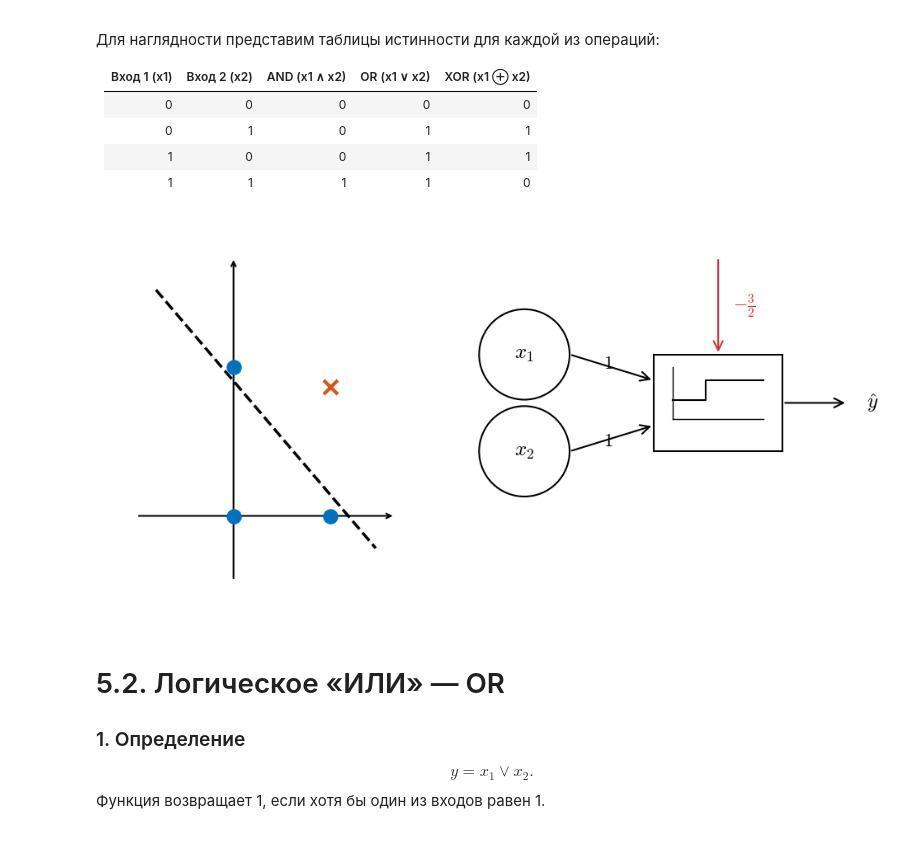
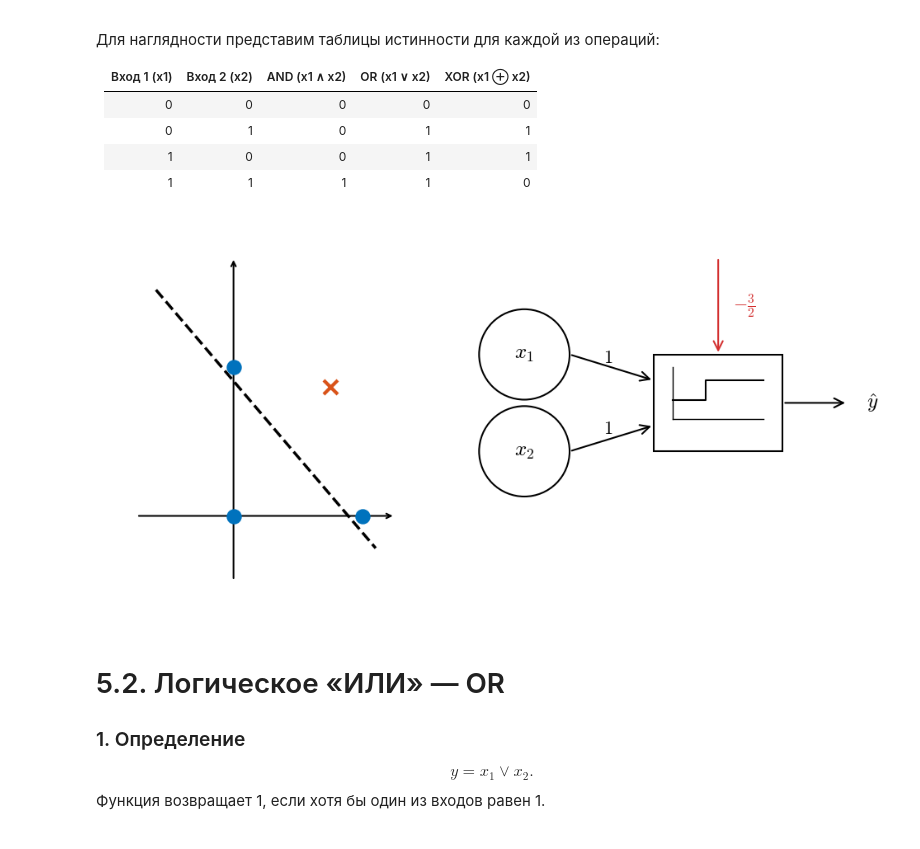
Before and after one commit to CodeHunterOfficial/ArabovMKDeep, a Jupyter notebook: DL-2026/Lecture_1/Lecture_1_Introduction_to_Neural_Networks.ipynb, the cells around one changed output. Cells and saved outputs as stored; diff of their text form; code cells hidden in the pictures.

```diff
--- a/DL-2026/Lecture_1/Lecture_1_Introduction_to_Neural_Networks.ipynb
+++ b/DL-2026/Lecture_1/Lecture_1_Introduction_to_Neural_Networks.ipynb
@@ -1969,7 +1969,7 @@ ax.annotate('', xy=(2.0, 5.5), xytext=(2.0, 0.5), arrowprops=dict(arrowstyle='->
 ax.plot([0.8, 4.2], [5.0, 1.0], 'k--', lw=2.5)
 
 # Синие точки (кружки)
-ax.scatter([2.0, 2.0, 3.5], [1.5, 3.8, 1.5], color='#0072BD', s=150, zorder=3)
+ax.scatter([2.0, 2.0, 4.0], [1.5, 3.8, 1.5], color='#0072BD', s=150, zorder=3)
 
 # Оранжевый крестик
 ax.scatter(3.5, 3.5, color='#D95319', marker='x', s=150, linewidth=3, zorder=3)
@@ -1997,36 +1997,36 @@ ax.text(6.5, 2.5, r'$x_2$', ha='center', va='center', fontsize=18, zorder=3)
 ax.plot([8.8, 10.2], [3.0, 3.0], 'k-', lw=1, zorder=3) # Ось X
 ax.plot([8.8, 8.8], [3.0, 3.8], 'k-', lw=1, zorder=3) # Ось Y
 ax.plot([8.8, 9.3, 9.3, 10.2], [3.3, 3.3, 3.6, 3.6], 'k-', lw=1.5, zorder=3) # Ступенька
 
 # 5. Стрелки
 # От x1
 ax.annotate('', xy=(8.5, 3.6), xytext=(7.2, 4.0), arrowprops=arrow_props, zorder=1)
 # От x2
 ax.annotate('', xy=(8.5, 2.9), xytext=(7.2, 2.5), arrowprops=arrow_props, zorder=1)
 # Выходная
 ax.annotate('', xy=(11.5, 3.25), xytext=(10.5, 3.25), arrowprops=arrow_props, zorder=1)
 
 # Базис (вертикальная красная стрелка сверху)
 ax.annotate('', xy=(9.5, 4.0), xytext=(9.5, 5.5),
             arrowprops=dict(arrowstyle='->', lw=lw, color=color_bias, mutation_scale=20), zorder=1)
 
 # 6. Подписи весов и выхода (ТОЛЬКО $...$)
 # Вес для x1
-ax.text(7.8, 3.85, r'$1$', ha='center', va='center', fontsize=16)
+ax.text(7.8, 3.95, r'$1$', ha='center', va='center', fontsize=16)
 # Вес для x2
-ax.text(7.8, 2.65, r'$1$', ha='center', va='center', fontsize=16)
+ax.text(7.8, 2.85, r'$1$', ha='center', va='center', fontsize=16)
 # Вес для базиса (Красный)
 ax.text(9.9, 4.75, r'$-\frac{3}{2}$', ha='center', va='center', fontsize=16, color=color_bias)
 
 # Выходная переменная (с крышечкой)
 ax.text(11.8, 3.25, r'$\hat{y}$', ha='left', va='center', fontsize=18)
 
 # Устанавливаем равные пропорции
 ax.set_aspect('equal')
 plt.tight_layout()
 plt.show()
 # %% [output]
-[figure, old version]
+[figure, new version]
 # %% [markdown]
 
 
```
